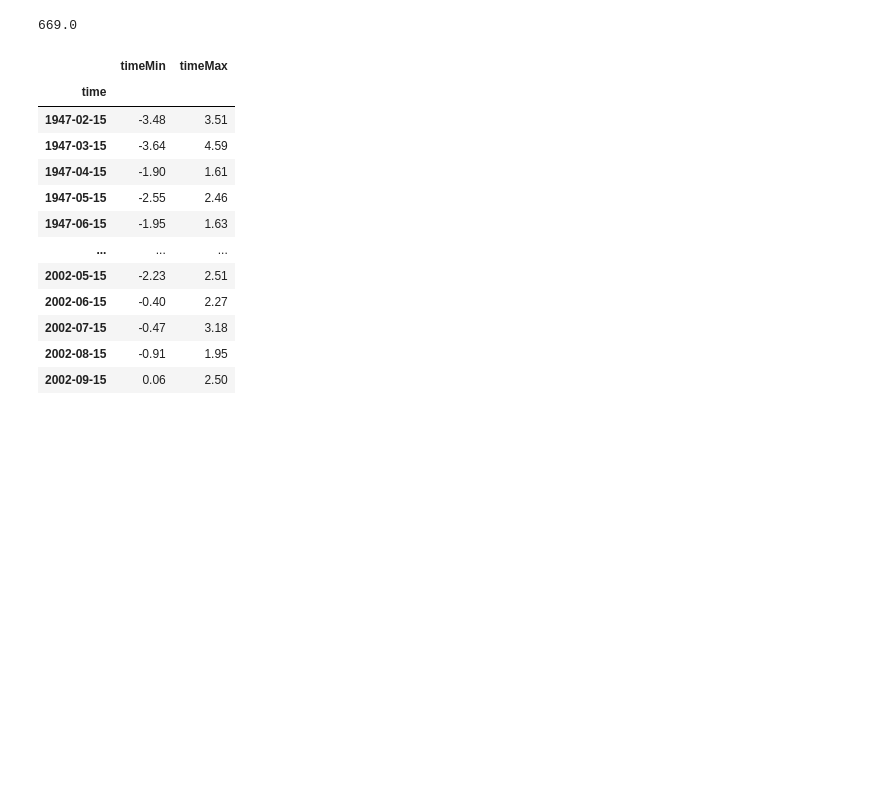
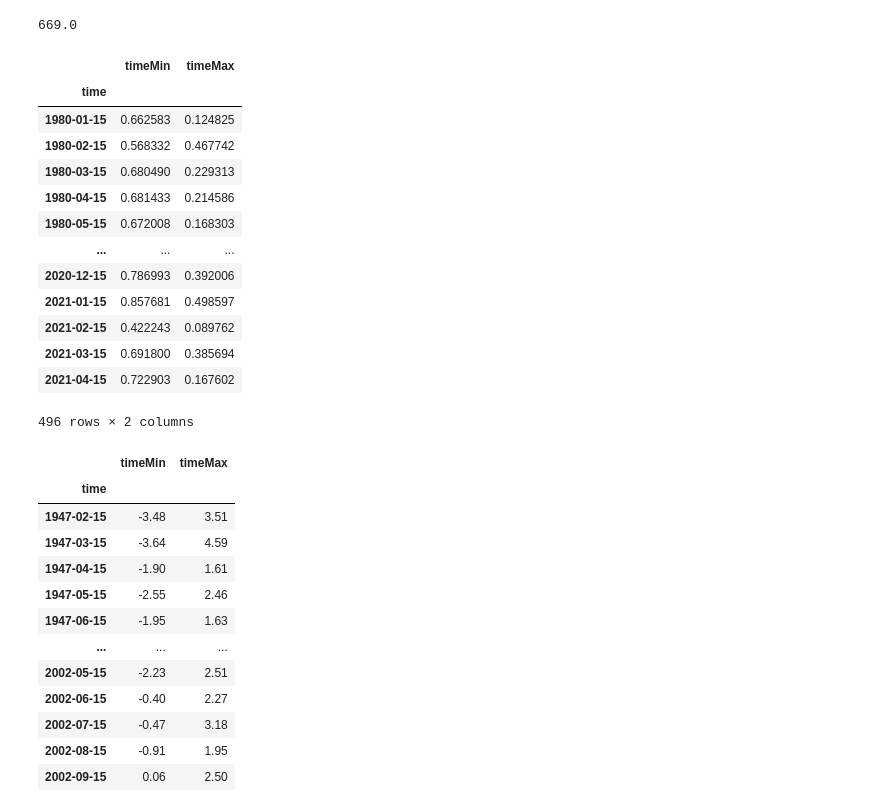
Before and after one commit to rubenkerkhofs/modern-data-analytics, a Jupyter notebook: Mitja Code/Code Final.ipynb, the cells around one changed output. Cells and saved outputs as stored; diff of their text form; code cells hidden in the pictures; blank space fills up the shorter version.

```diff
--- a/Mitja Code/Code Final.ipynb
+++ b/Mitja Code/Code Final.ipynb
@@ -69,6 +69,23 @@ df
 892*0.75
 # %% [output]
 669.0
+# %%
+df
+# %% [output]
+|  | timeMin | timeMax |
+| time |  |  |
+| 1980-01-15 | 0.662583 | 0.124825 |
+| 1980-02-15 | 0.568332 | 0.467742 |
+| 1980-03-15 | 0.680490 | 0.229313 |
+| 1980-04-15 | 0.681433 | 0.214586 |
+| 1980-05-15 | 0.672008 | 0.168303 |
+| ... | ... | ... |
+| 2020-12-15 | 0.786993 | 0.392006 |
+| 2021-01-15 | 0.857681 | 0.498597 |
+| 2021-02-15 | 0.422243 | 0.089762 |
+| 2021-03-15 | 0.691800 | 0.385694 |
+| 2021-04-15 | 0.722903 | 0.167602 |
+496 rows × 2 columns
 # %%
 train,test = df[1:669], df[669:]
 # %%
```
Also changed, not shown: parts of 11 cells of this notebook.
